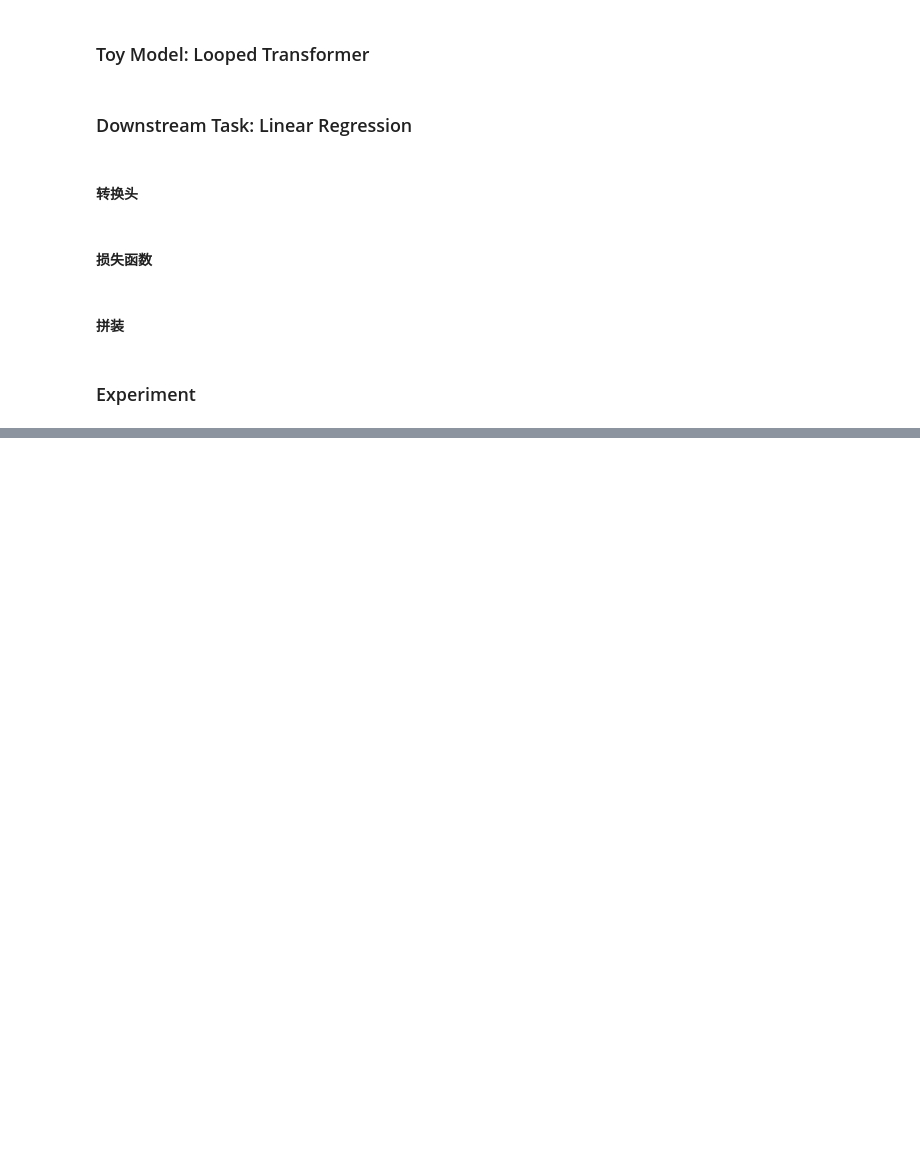
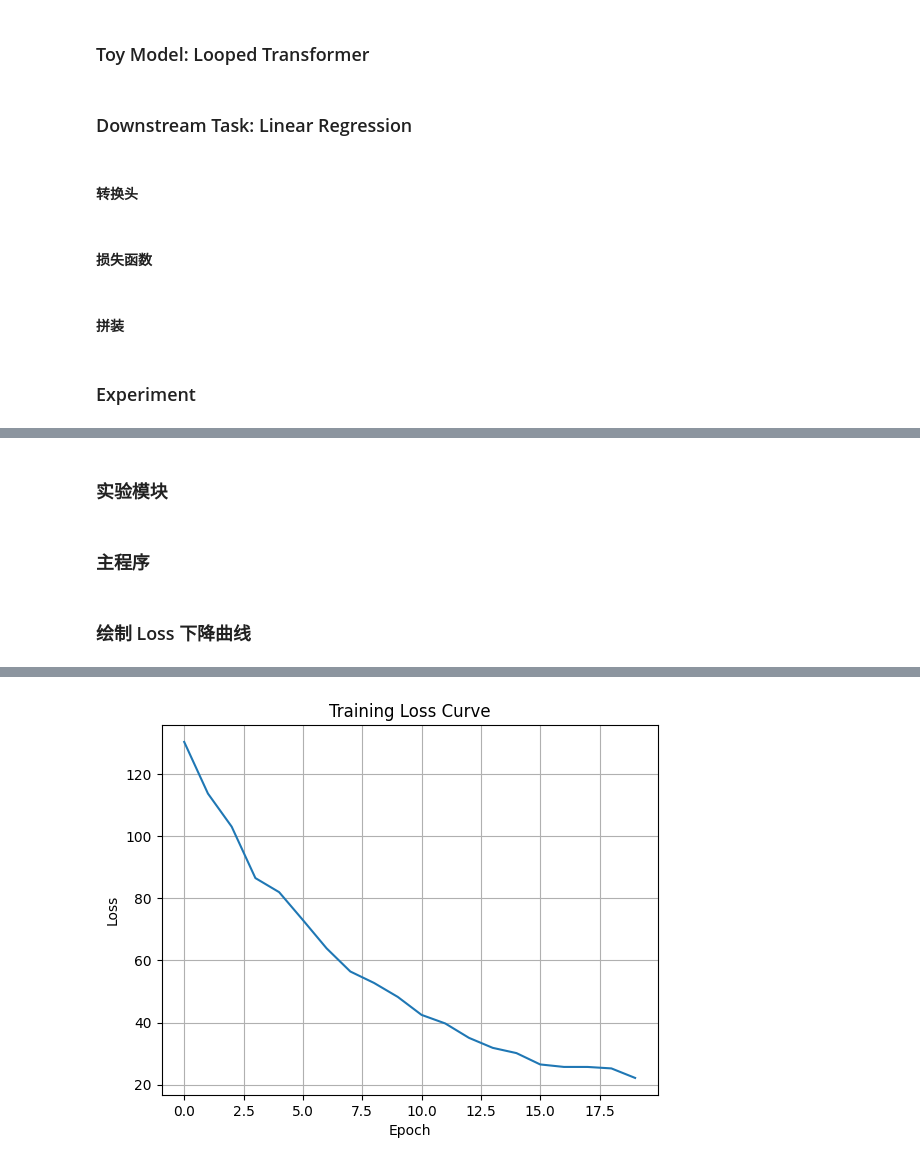
Before and after one commit to Bruce-lhq/looped-transformer-ablation-lab, a Jupyter notebook: Looped_Transformer.ipynb, the cells around one changed output, grey strips where cells are left out. Cells and saved outputs as stored; diff of their text form; code cells hidden in the pictures; blank space fills up the shorter version.

```diff
--- a/Looped_Transformer.ipynb
+++ b/Looped_Transformer.ipynb
@@ -340,5 +348,7 @@ def dataloader(batch_size=64, seq_len=80, d_x=20, d_y=1, device='cpu', data_type
     while True:
         if data_type == 'linear':
             yield linear_data_generator(batch_size, seq_len, d_x, d_y, device=device)
+# %% [markdown]
+### 实验模块
 # %%
 class LoopedTransformerExperiment:
@@ -394,3 +409,42 @@ class LoopedTransformerExperiment:
                 l1=F.l1_loss(y_pred, y_eval[:, -1, :])
                 print(f"L1Loss: {l1:.4f}")
         return y_pred
+# %% [markdown]
+### 主程序
+# %% [markdown]
+### 绘制 Loss 下降曲线
+# %%
+init_parameters = {
+    'num_blocks': 20,
+    'num_heads': 8,
+    'd_model': 256,
+    'lr': 1e-4,
+    'max_seq_len': 4096,
+    'd_x': 20,
+    'd_y': 1,
+    'seed': None,
+    'experiment_name': 'Experiment',
+    'norm_type': 'layernorm',
+    'ffn_type': 'gelu',
+    'pe_type': 'learned_ape',
+    'loop': True,
+    'loss_type': 'mse',
+}
+train_parameters = {
+    'batch_size': 64,
+    'seq_len': 80,
+    'epochs': 20,
+    'num_eff': 15,
+    'data_type': 'linear',
+    'scheduled_training': False,
+    'print_every': 5
+}
+experiment = LoopedTransformerExperiment(**init_parameters)
+experiment.train(**train_parameters)
+plt.plot(experiment.loss_history)
+plt.xlabel('Epoch')
+plt.ylabel('Loss')
+plt.title('Training Loss Curve')
+plt.grid()
+plt.show()
+# %% [output]
@@ -396,0 +456 @@ class LoopedTransformerExperiment:
+[figure, added]
```
Also changed, not shown: parts of 8 cells of this notebook, 1 other file.
